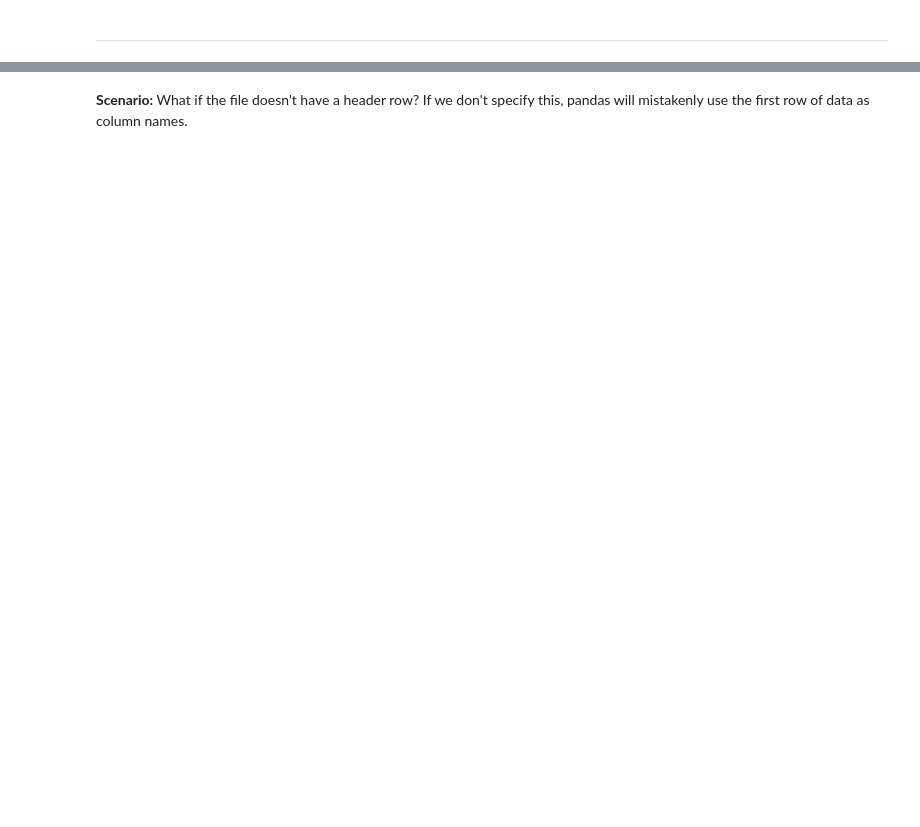
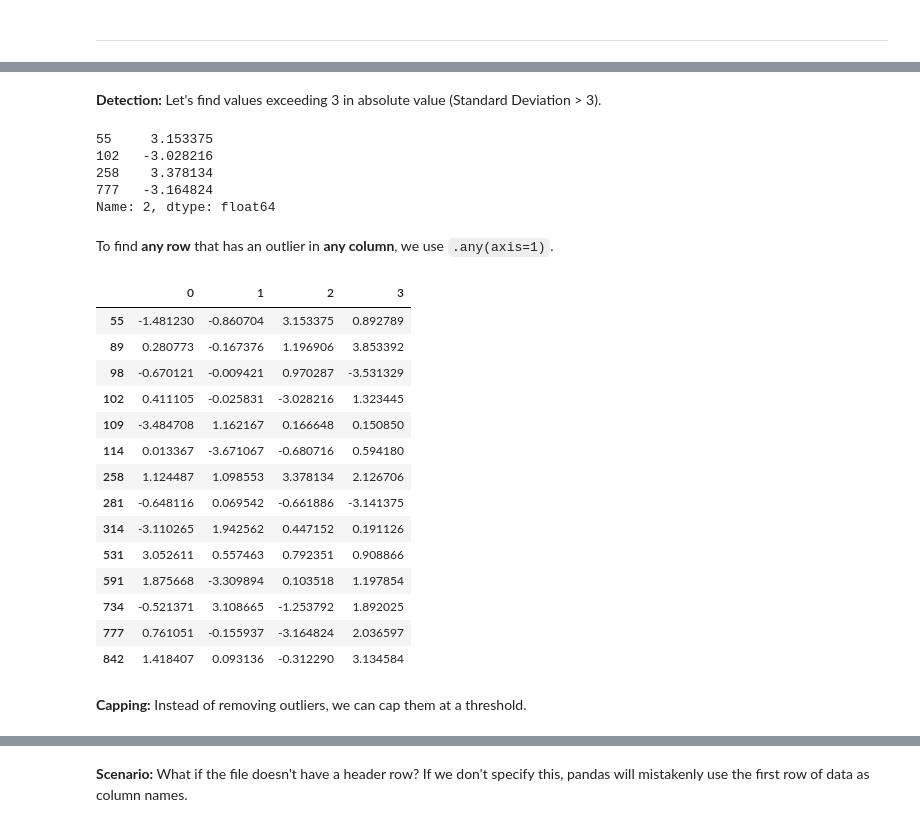
Before and after one commit to AntonThaiSingapore/6m-data-1.8-eda-basic, a Jupyter notebook: notebooks/eda_basic.ipynb, the cells around one changed output, grey strips where cells are left out. Cells and saved outputs as stored; diff of their text form; code cells hidden in the pictures; blank space fills up the shorter version.

```diff
--- a/notebooks/eda_basic.ipynb
+++ b/notebooks/eda_basic.ipynb
@@ -52,0 +982,7 @@ df
+# %%
+# 👉 1000 rows of random numbers shaped like a bell curve, so most values sit near 0.
+#    Values far from 0 are our stand-in for outliers.
+# Create a dataset with normal distribution
+spread = pd.DataFrame(np.random.standard_normal((1000, 4)))
+
+spread.describe()
@@ -52,0 +999,41 @@ df
+# %% [markdown]
+**Detection:** Let's find values exceeding 3 in absolute value (Standard Deviation > 3).
+# %%
+# 👉 Grab one column, then keep only the entries more than 3 away from zero.
+#    `.abs()` ignores the minus sign, so this catches both very high and very low values.
+col = spread[2]
+
+# Boolean indexing to find rows where absolute value > 3
+col[col.abs() > 3]
+# %% [output]
+55     3.153375
+102   -3.028216
+258    3.378134
+777   -3.164824
+Name: 2, dtype: float64
+# %% [markdown]
+To find **any row** that has an outlier in **any column**, we use `.any(axis=1)`.
+# %%
+# 👉 Same test applied to the whole table. `.any(axis="columns")` asks, per row,
+#    'was there at least one extreme value anywhere in this row?'
+# 1. spread.abs() > 3 returns a boolean DataFrame
+# 2. .any(axis="columns") checks if any value in the row is True
+spread[(spread.abs() > 3).any(axis="columns")]
+# %% [output]
+|  | 0 | 1 | 2 | 3 |
+| 55 | -1.481230 | -0.860704 | 3.153375 | 0.892789 |
+| 89 | 0.280773 | -0.167376 | 1.196906 | 3.853392 |
+| 98 | -0.670121 | -0.009421 | 0.970287 | -3.531329 |
+| 102 | 0.411105 | -0.025831 | -3.028216 | 1.323445 |
+| 109 | -3.484708 | 1.162167 | 0.166648 | 0.150850 |
+| 114 | 0.013367 | -3.671067 | -0.680716 | 0.594180 |
+| 258 | 1.124487 | 1.098553 | 3.378134 | 2.126706 |
+| 281 | -0.648116 | 0.069542 | -0.661886 | -3.141375 |
+| 314 | -3.110265 | 1.942562 | 0.447152 | 0.191126 |
+| 531 | 3.052611 | 0.557463 | 0.792351 | 0.908866 |
+| 591 | 1.875668 | -3.309894 | 0.103518 | 1.197854 |
+| 734 | -0.521371 | 3.108665 | -1.253792 | 1.892025 |
+| 777 | 0.761051 | -0.155937 | -3.164824 | 2.036597 |
+| 842 | 1.418407 | 0.093136 | -0.312290 | 3.134584 |
+# %% [markdown]
+**Capping:** Instead of removing outliers, we can cap them at a threshold.
```
Also changed, not shown: parts of 503 cells of this notebook, 8 other files.
